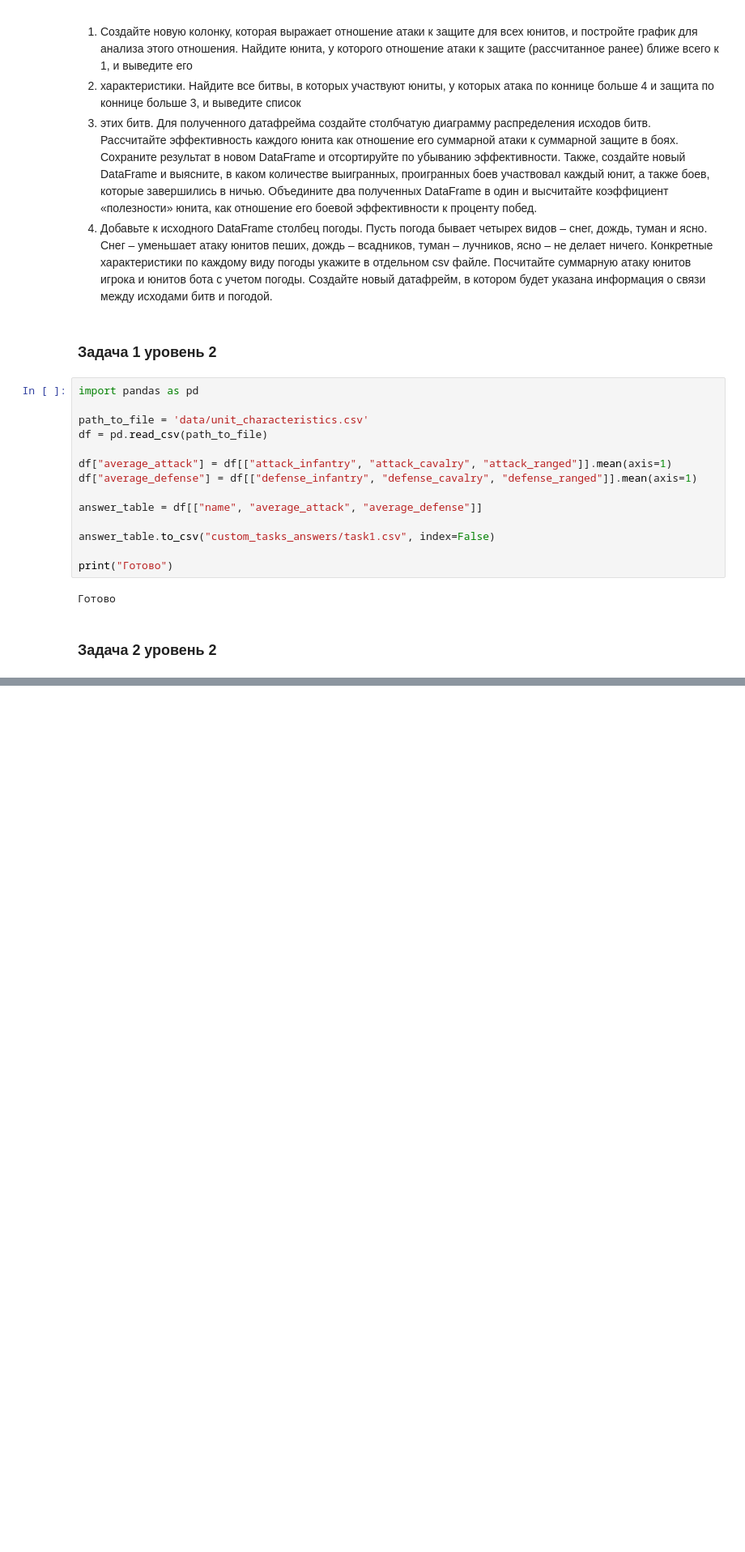
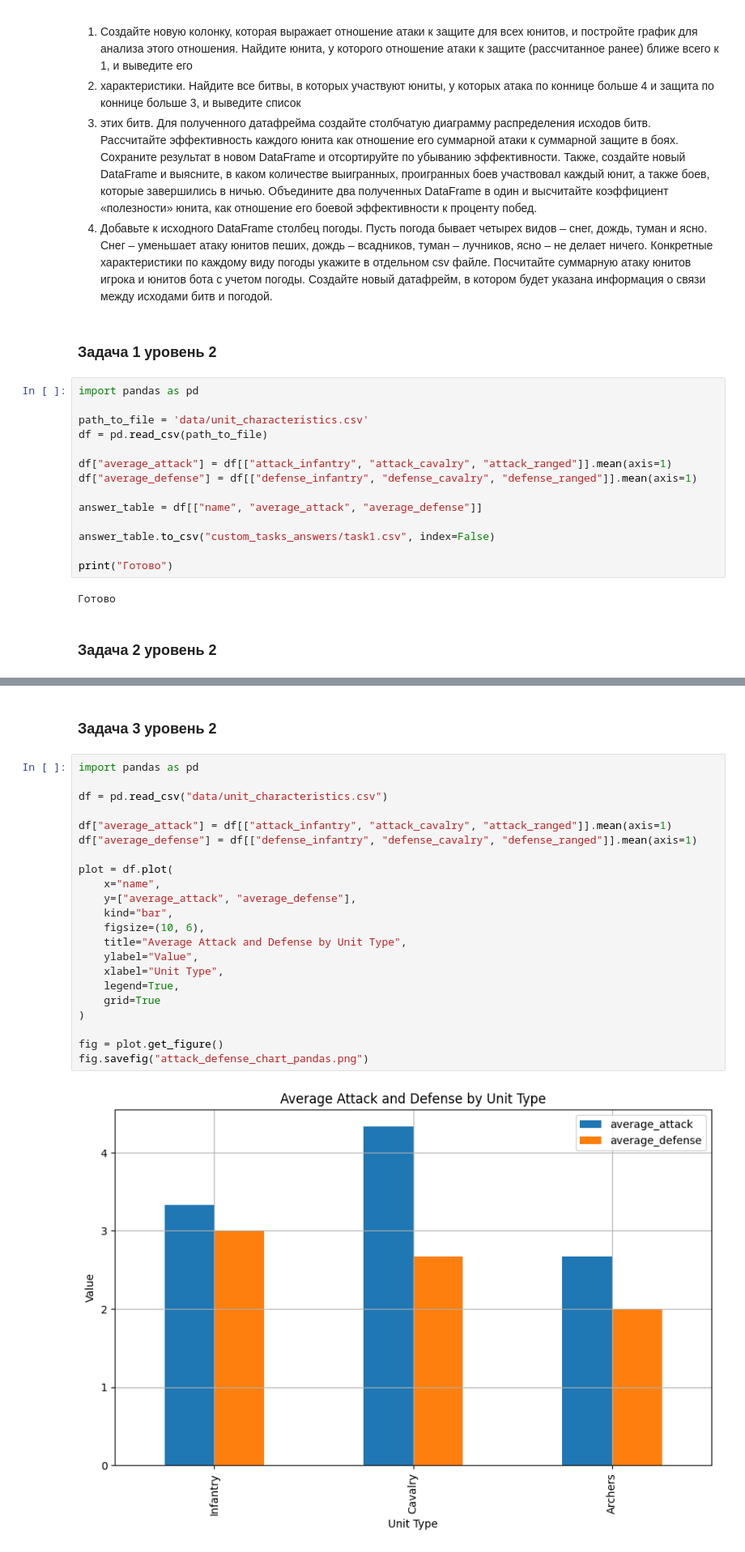
Before and after one commit to matsapkov/tipis-lab2, a Jupyter notebook: LR2_custom_tasks.ipynb, the cells around one changed output, grey strips where cells are left out. Shown: that part at 81% size. Saved outputs shown, nothing was run; the diff lists cells and outputs as text; blank space fills up the shorter version.

```diff
--- a/LR2_custom_tasks.ipynb
+++ b/LR2_custom_tasks.ipynb
@@ -71,0 +93,26 @@ print("Готово")
+# %% [markdown]
+### Задача 3 уровень 2
+# %%
+import pandas as pd
+
+df = pd.read_csv("data/unit_characteristics.csv")
+
+df["average_attack"] = df[["attack_infantry", "attack_cavalry", "attack_ranged"]].mean(axis=1)
+df["average_defense"] = df[["defense_infantry", "defense_cavalry", "defense_ranged"]].mean(axis=1)
+
+plot = df.plot(
+    x="name",
+    y=["average_attack", "average_defense"],
+    kind="bar",
+    figsize=(10, 6),
+    title="Average Attack and Defense by Unit Type",
+    ylabel="Value",
+    xlabel="Unit Type",
+    legend=True,
+    grid=True
+)
+
+fig = plot.get_figure()
+fig.savefig("attack_defense_chart_pandas.png")
+# %% [output]
+[figure, added]
```
Also changed, not shown: parts of 3 cells of this notebook, 5 other files.
